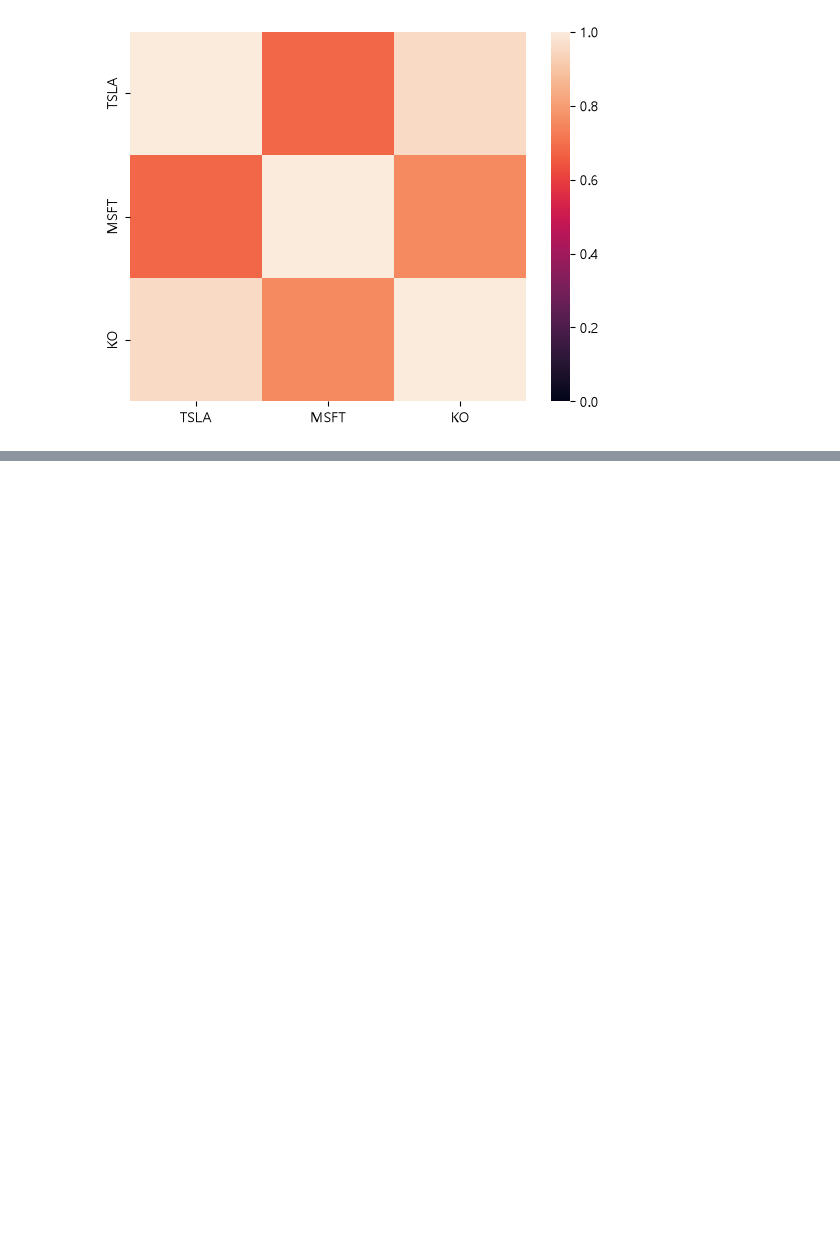
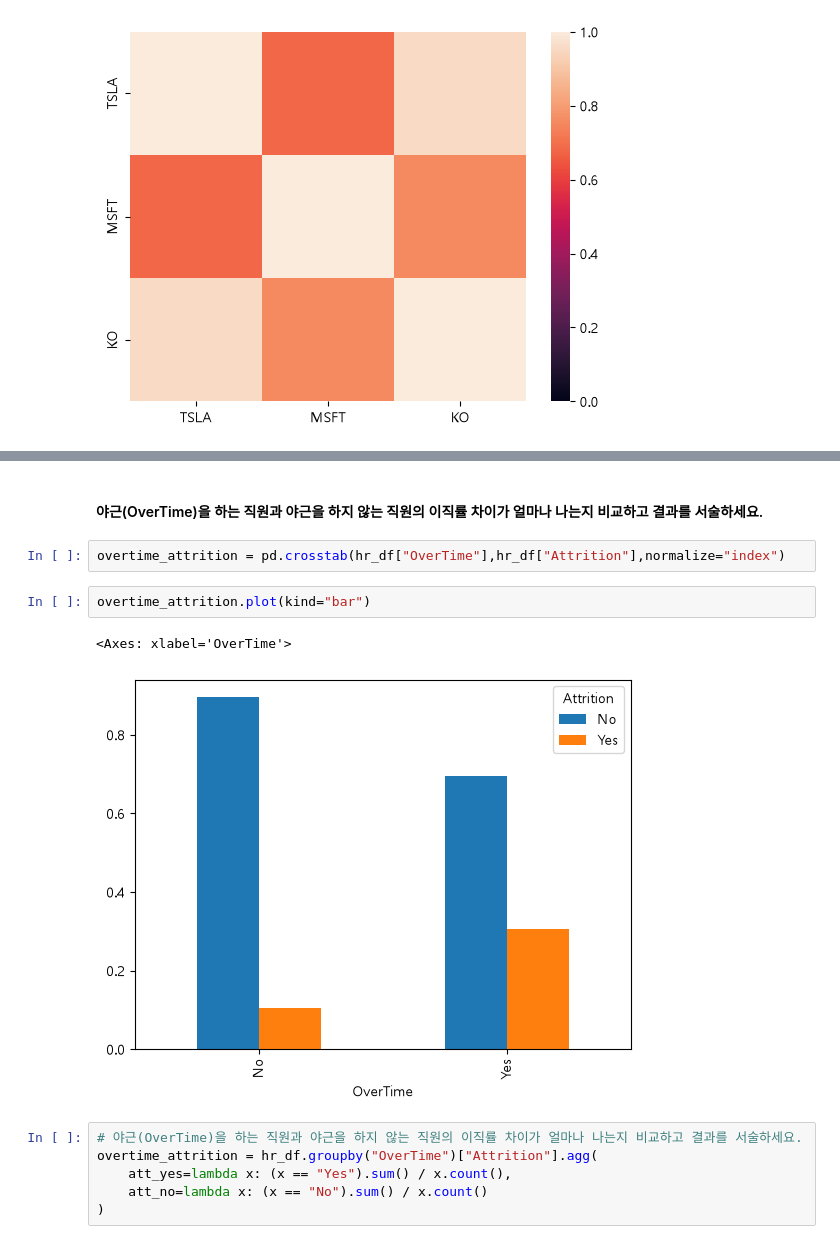
Before and after one commit to shoh03/kdt-data-analysis, a Jupyter notebook: 연습장.ipynb, the cells around one changed output, grey strips where cells are left out. Drawn from its saved outputs; the diff is of its cells as text; blank space fills up the shorter version.

```diff
--- a/연습장.ipynb
+++ b/연습장.ipynb
@@ -936,0 +955,15 @@ sns.heatmap(data=close_df.corr(numeric_only=True),vmin=0)
+# %% [markdown]
+#### 야근(OverTime)을 하는 직원과 야근을 하지 않는 직원의 이직률 차이가 얼마나 나는지 비교하고 결과를 서술하세요.
+# %%
+overtime_attrition = pd.crosstab(hr_df["OverTime"],hr_df["Attrition"],normalize="index")
+# %%
+overtime_attrition.plot(kind="bar")
+# %% [output]
+<Axes: xlabel='OverTime'>
+[figure, added]
+# %%
+# 야근(OverTime)을 하는 직원과 야근을 하지 않는 직원의 이직률 차이가 얼마나 나는지 비교하고 결과를 서술하세요.
+overtime_attrition = hr_df.groupby("OverTime")["Attrition"].agg(
+    att_yes=lambda x: (x == "Yes").sum() / x.count(),
+    att_no=lambda x: (x == "No").sum() / x.count()
+)
```
Also changed, not shown: parts of 15 cells of this notebook.
